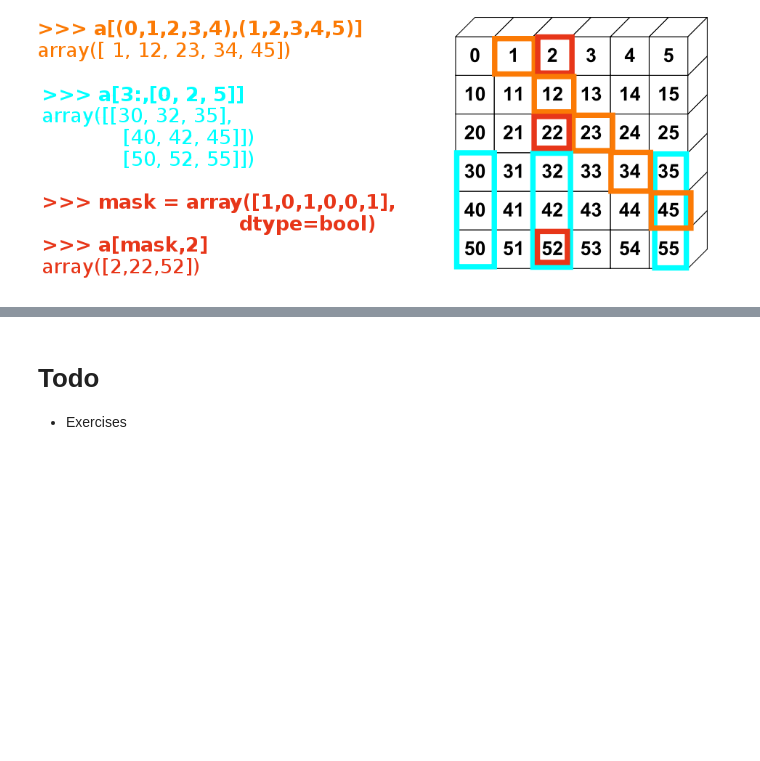
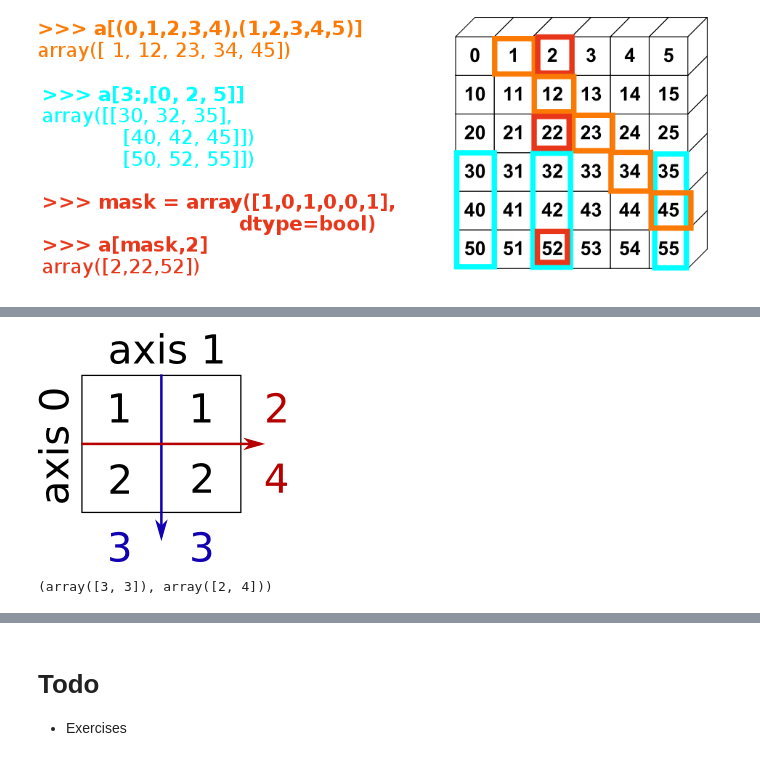
Before and after one commit to LUMC/python-course, a Jupyter notebook: numpy-intro/numpy-intro.ipynb, the cells around one changed output, grey strips where cells are left out. Saved outputs shown, nothing was run; the diff lists cells and outputs as text; code cells hidden in the pictures; blank space fills up the shorter version.

Commit message:
Operations and reductions

```diff
--- a/numpy-intro/numpy-intro.ipynb
+++ b/numpy-intro/numpy-intro.ipynb
@@ -427,0 +572,9 @@ Image(filename='numpy_fancy_indexing.png')
+# %%
+x = np.array([[1, 1], [2, 2]])
+Image(filename='reductions.png')
+# %% [output]
+[figure, added]
+# %%
+x.sum(axis=0), x.sum(axis=1)
+# %% [output]
+(array([3, 3]), array([2, 4]))
```
Also changed, not shown: parts of 49 cells of this notebook, 1 other file.
